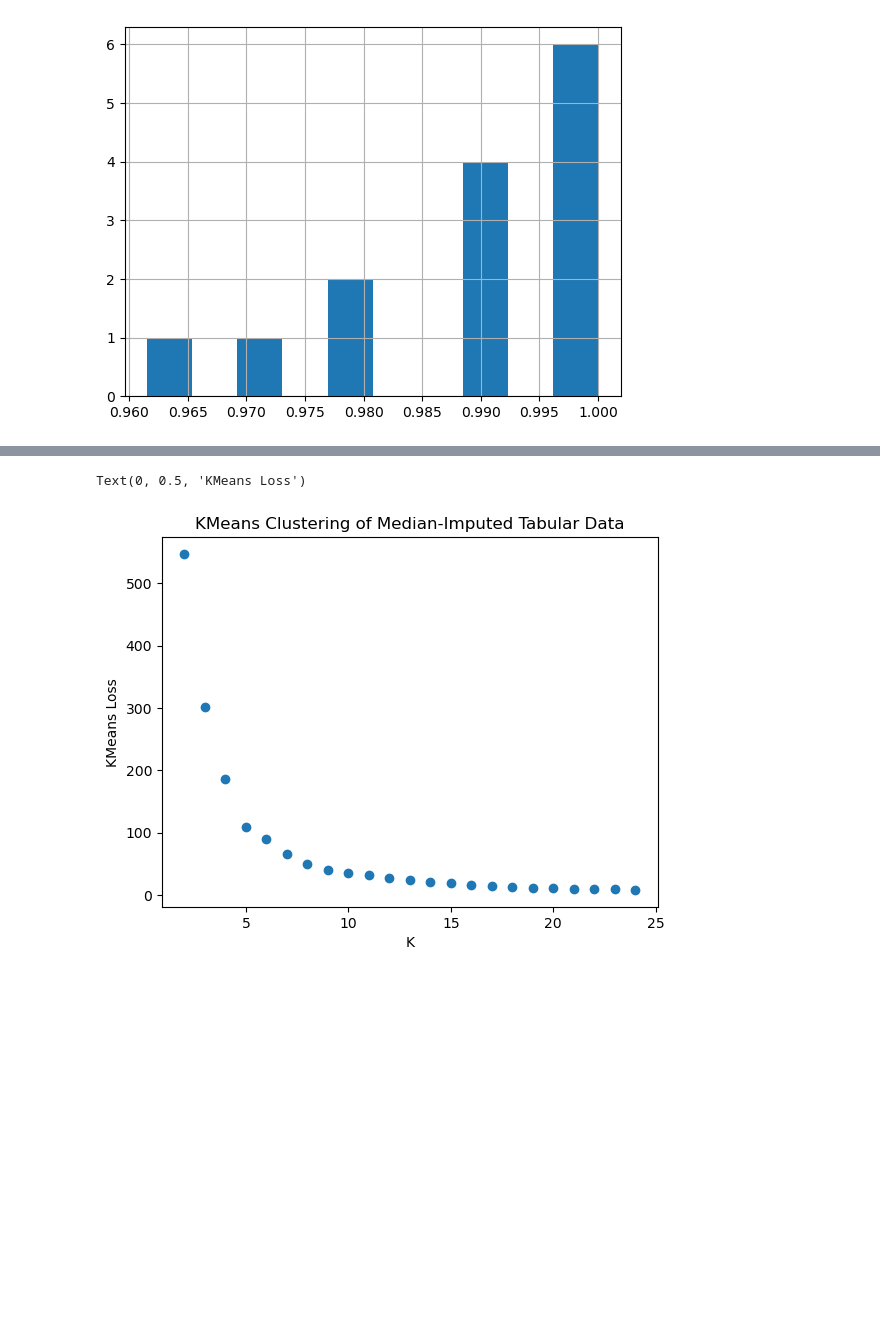
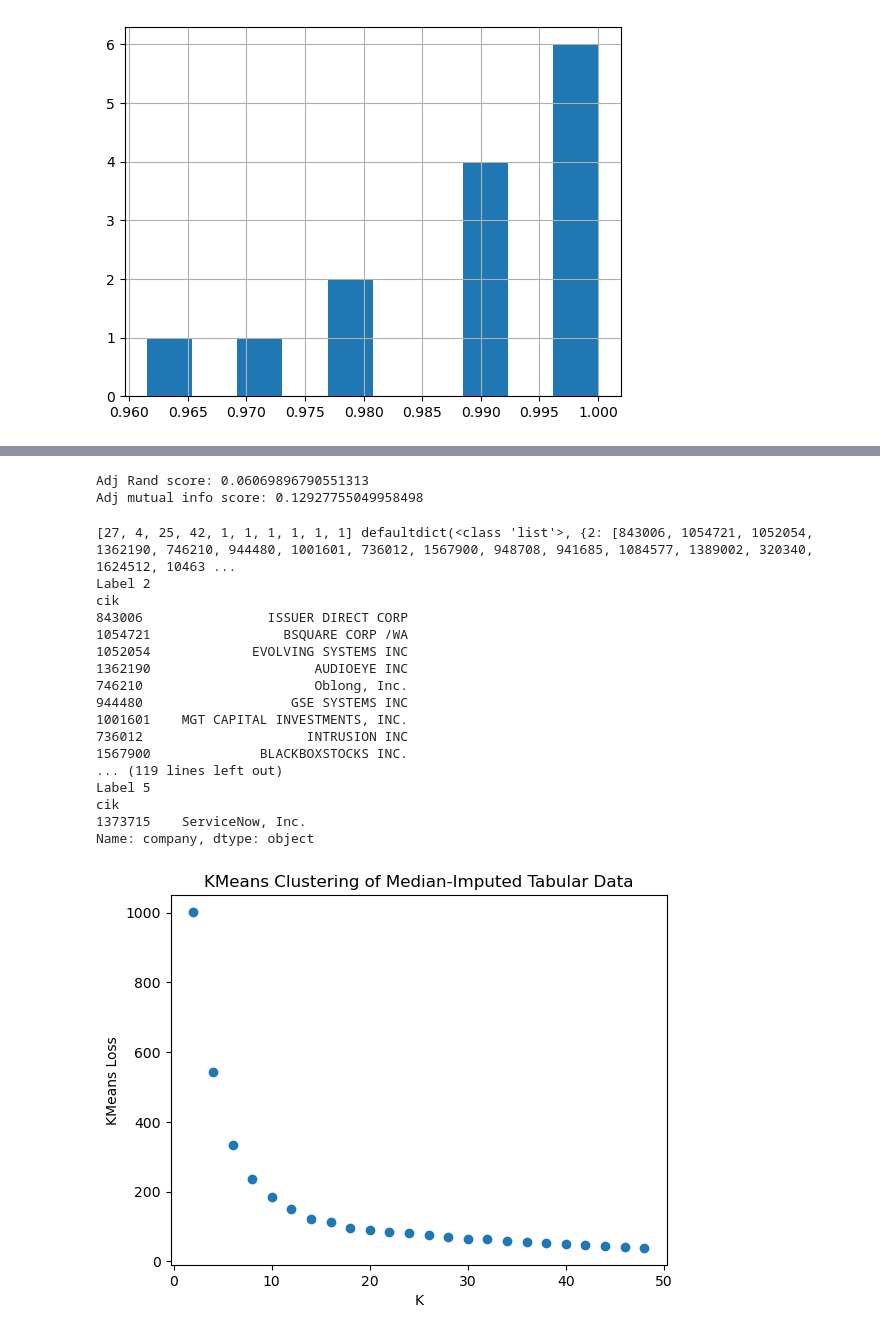
Before and after one commit to jainr3/SECret-Insights, a Jupyter notebook: testing.ipynb, the cells around one changed output, grey strips where cells are left out. Drawn from its saved outputs; the diff is of its cells as text; code cells hidden in the pictures; blank space fills up the shorter version.

```diff
--- a/testing.ipynb
+++ b/testing.ipynb
@@ -260,6 +245,9 @@ df_table.iloc[:, 1:].tail()
 # %%
-# Log-normalize skewed fields to more normal-like distributions
-df_table.iloc[:, 1:] = np.log(df_table.iloc[:, 1:])
+from sklearn.preprocessing import StandardScaler
+
+# Standard scale features to have mean 0 and variance 1
+sc = StandardScaler()
+df_table.iloc[:, 1:] = sc.fit_transform(df_table.iloc[:, 1:])
 
 # Visualize distribution of all fields
 df_table.iloc[:, 1:].hist(figsize=(20, 20))
@@ -333,13 +374,11 @@ Text(0, 0.5, 'KMeans Loss')
 # %%
-from collections import defaultdict
-
-# Inspect the clusters by printing CIKs
+# Inspect the tabular clusters by printing CIKs
 OPTIMAL_K = 10
-km = KMeans(n_clusters=OPTIMAL_K, random_state=1).fit(X_text)
-labels = km.predict(X_text)
+km = KMeans(n_clusters=OPTIMAL_K, random_state=1).fit(X_table)
+labels_tab = km.predict(X_table)
 
 cluster_ciks = defaultdict(list)
-for row, label in enumerate(labels):
+for row, label in enumerate(labels_tab):
     cluster_ciks[label].append(df_joined["cik"][row])
 
 print([len(cluster) for cluster in cluster_ciks.values()], cluster_ciks)
@@ -367,21 +406,63 @@ cik
 Name: company, dtype: object
+# %%
+# Compare similarity of clusterings on TEXT ONLY and TABULAR ONLY
+from sklearn.metrics.cluster import adjusted_rand_score, adjusted_mutual_info_score
+
+print("Adj Rand score:", adjusted_rand_score(labels_tab, labels_txt))
+print("Adj mutual info score:", adjusted_mutual_info_score(labels_tab, labels_txt))
+# %% [output]
+Adj Rand score: 0.06069896790551313
+Adj mutual info score: 0.12927755049958498
 # %%
-from sklearn.impute import SimpleImputer
+from scipy.sparse import hstack
 
 #######
-# cluster on financials ONLY
+# cluster on tabular AND text
+X_both = hstack((X_table, X_text))
+
+# use kmeans
 losses = {}
 
-# use kmeans
-for k in range(2, 25):
-    km = KMeans(n_clusters=k, random_state=1).fit(df_joined[df_table.columns[1:]])
-    labels = km.predict(X_table)
+for k in range(2, 50, 2):
+    km = KMeans(n_clusters=k, random_state=1).fit(X_both)
+    labels_both = km.predict(X_both)
     losses[k] = km.inertia_
 
 plt.scatter(losses.keys(), losses.values())
 plt.title("KMeans Clustering of Median-Imputed Tabular Data")
 plt.xlabel("K")
 plt.ylabel("KMeans Loss")
+
+# Inspect the tabular clusters by printing CIKs
+OPTIMAL_K = 10
+km = KMeans(n_clusters=OPTIMAL_K, random_state=1).fit(X_both)
+labels_both = km.predict(X_both)
+
+cluster_ciks = defaultdict(list)
+for row, label in enumerate(labels_both):
+    cluster_ciks[label].append(df_joined["cik"][row])
+
+print([len(cluster) for cluster in cluster_ciks.values()], cluster_ciks)
+
+for label in cluster_ciks:
+    print("Label", label)
+    print(df_joined.set_index("cik").loc[cluster_ciks[label], "company"])
 # %% [output]
-Text(0, 0.5, 'KMeans Loss')
+[27, 4, 25, 42, 1, 1, 1, 1, 1, 1] defaultdict(<class 'list'>, {2: [843006, 1054721, 1052054, 1362190, 746210, 944480, 1001601, 736012, 1567900, 948708, 941685, 1084577, 1389002, 320340, 1624512, 10463 ...
+Label 2
+cik
+843006                ISSUER DIRECT CORP
+1054721                 BSQUARE CORP /WA
+1052054             EVOLVING SYSTEMS INC
+1362190                     AUDIOEYE INC
+746210                      Oblong, Inc.
+944480                   GSE SYSTEMS INC
+1001601    MGT CAPITAL INVESTMENTS, INC.
+736012                     INTRUSION INC
+1567900              BLACKBOXSTOCKS INC.
+... (119 lines left out)
+Label 5
+cik
+1373715    ServiceNow, Inc.
+Name: company, dtype: object
-[figure, old version]
+[figure, new version]
```
Also changed, not shown: parts of 12 cells of this notebook.
